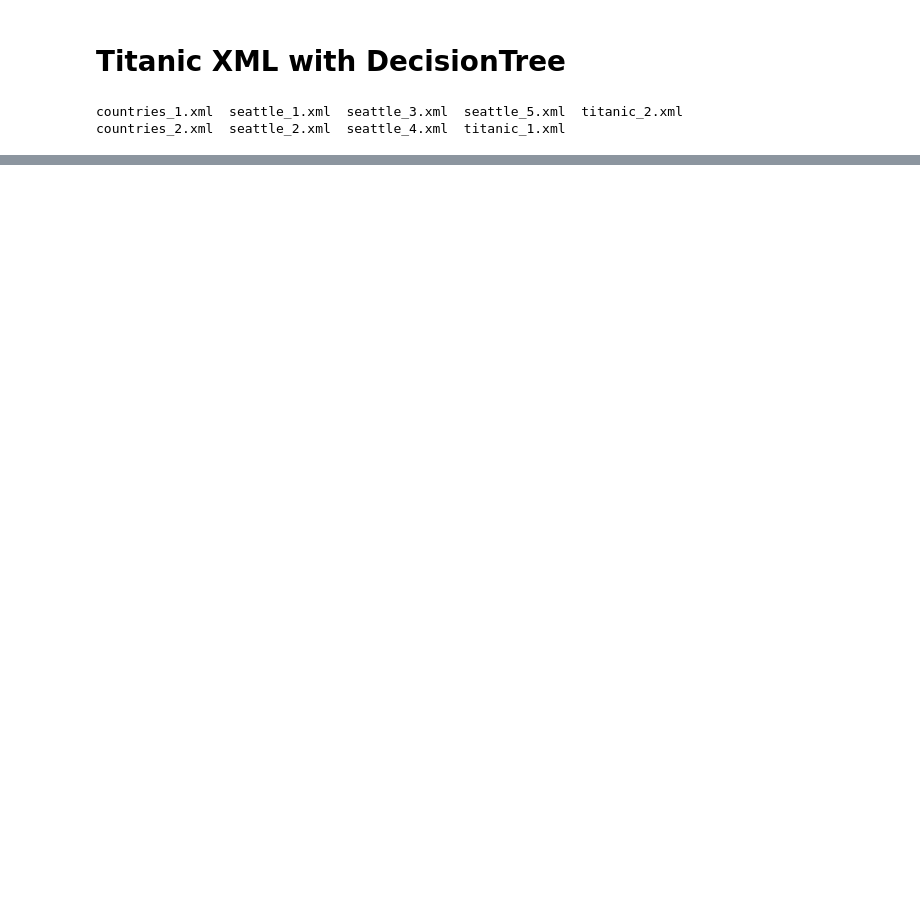
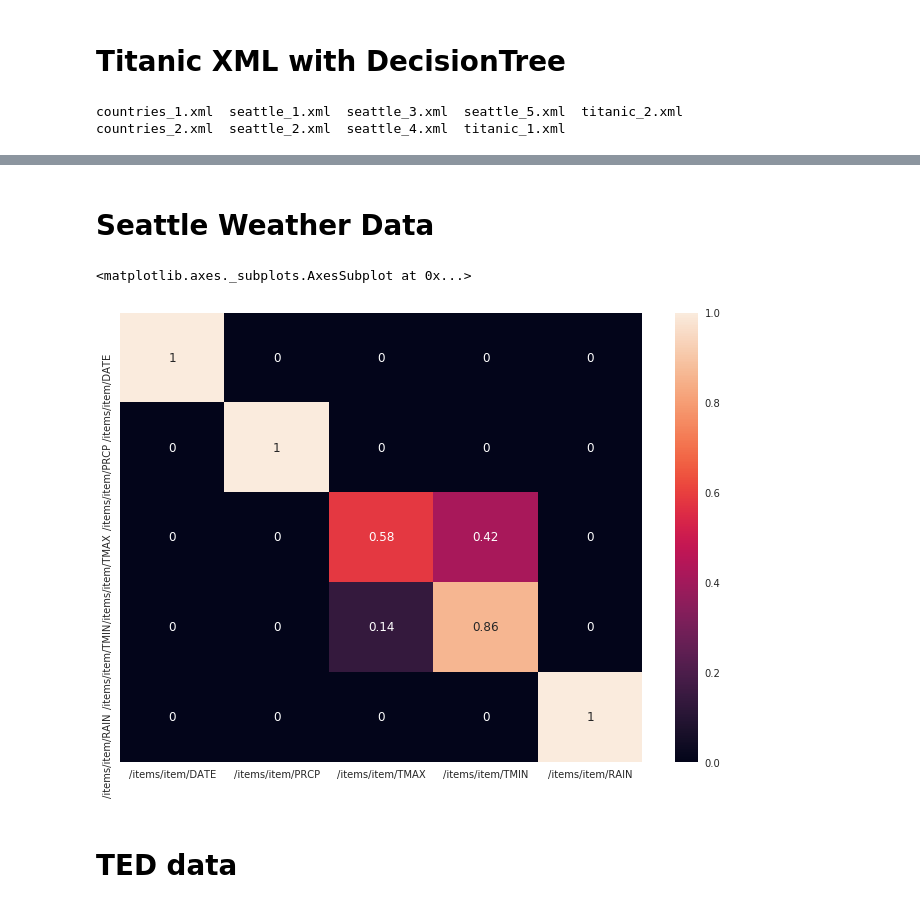
Before and after one commit to sivaneban/schema-matching, a Jupyter notebook: Schema Matching.ipynb, the cells around one changed output, grey strips where cells are left out. Saved outputs shown, nothing was run; the diff lists cells and outputs as text; code cells hidden in the pictures; blank space fills up the shorter version.

```diff
--- a/Schema Matching.ipynb
+++ b/Schema Matching.ipynb
@@ -125,0 +126,17 @@ sns.heatmap(results, annot=True)
+# %% [markdown]
+# Seattle Weather Data
+# %%
+get_file_name = lambda index: 'data/seattle_' + str(index) + '.xml'
+weather_xmls = []
+for i in range(1, 6):
+    file = get_file_name(i)
+    with open(file) as xml:
+        weather_xmls.append(xml.read())
+# %%
+result = compare_xmls(weather_xmls[0], weather_xmls[1], model=None)
+sns.heatmap(result, annot=True)
+# %% [output]
+<matplotlib.axes._subplots.AxesSubplot at 0x...>
+[figure, added]
+# %% [markdown]
+#  TED data
```
Also changed, not shown: parts of 7 cells of this notebook, 11 other files.
